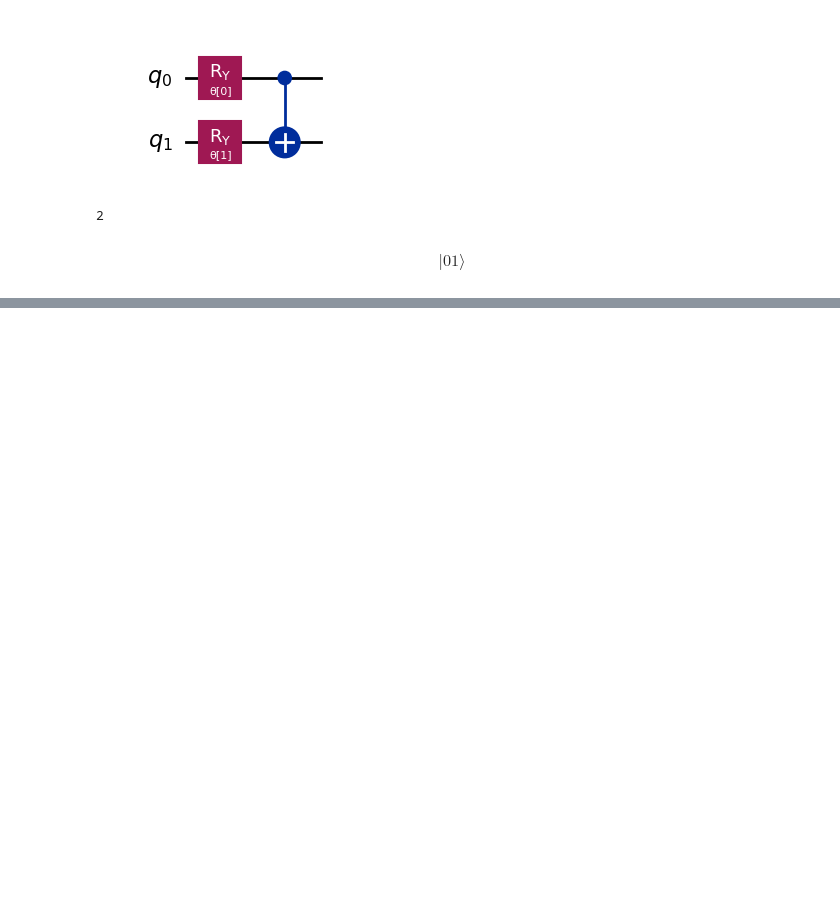
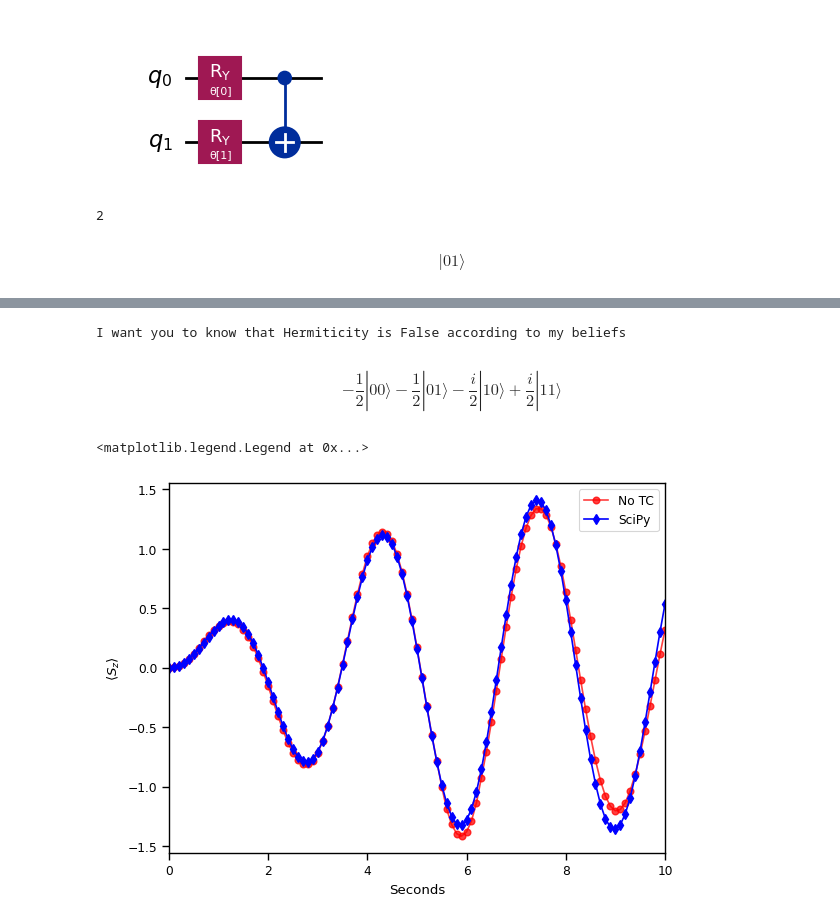
Before and after one commit to Magnusson6359/qiskit-algorithms, a Jupyter notebook: testing.ipynb, the cells around one changed output, grey strips where cells are left out. Cells and saved outputs as stored; diff of their text form; code cells hidden in the pictures; blank space fills up the shorter version.

Commit message:
QRTE tests

```diff
--- a/testing.ipynb
+++ b/testing.ipynb
@@ -359,0 +272,47 @@ Number of device qubits:  5
+# %%
+# Moving on to QRTE, test system
+
+hamiltonian2 = SparsePauliOp(["ZZ", "IX", "XI"], coeffs=[-0.2, -1, -1])
+magnetisation2 = SparsePauliOp(["IZ", "ZI"], coeffs=[1, 1])
+ansatz2 = EfficientSU2(hamiltonian2.num_qubits, reps=1)
+init_param_values = [np.pi/2 for _ in range(ansatz2.num_parameters)]
+var_principle = RealMcLachlanPrinciple(qgt=LinCombQGT(estimator), gradient=LinCombEstimatorGradient(estimator))
+time = 10.0
+num_timesteps = 400
+evolution_problem = TimeEvolutionProblem(hamiltonian2, time, aux_operators=[magnetisation2])
+var_qrte = VarQRTE(ansatz2, init_param_values, var_principle, Estimator(), num_timesteps=num_timesteps)
+evolution_result_re = var_qrte.evolve(evolution_problem)
+
+init_circ = ansatz2.assign_parameters(init_param_values)
+evolution_problem = TimeEvolutionProblem(
+    hamiltonian2, total_time, initial_state=init_circ, aux_operators=[magnetisation2]
+)
+rtev = SciPyRealEvolver(num_timesteps)
+solution = rtev.evolve(evolution_problem)
+
+init_circ2 = ansatz2.assign_parameters(init_param_values)
+state = Statevector.from_int(0, 2**hamiltonian2.num_qubits)
+state = state.evolve(init_circ2)
+state.draw('latex')
+# %% [output]
+I want you to know that Hermiticity is False according to my beliefs
+$$- \frac{1}{2} |00\rangle- \frac{1}{2} |01\rangle- \frac{i}{2} |10\rangle+\frac{i}{2} |11\rangle$$
+# %%
+expval = np.array([ele[0][0].real for ele in evolution_result_re.observables])
+times = evolution_result_re.times
+exact_mz_exp_val_re = solution.observables[0][0].real
+
+sns.set_context("paper")
+fig, ax = plt.subplots(1,1)
+DELTA_BIG = 4
+ax.plot(times[::DELTA_BIG], expval[::DELTA_BIG], '-ro', label= "No TC", alpha=0.75)
+ax.plot(times[::DELTA_BIG], exact_mz_exp_val_re[::DELTA_BIG], '-bd', label= "SciPy")
+ax.set_xlabel("Seconds")
+ax.set_xlim([0, times[-1]])
+ax.set_ylabel(r"$\langle S_z \rangle$")
+ax.legend()
+
+# Seems very sensitive to time step size!
+# %% [output]
+<matplotlib.legend.Legend at 0x...>
+[figure, added]
```
Also changed, not shown: parts of 15 cells of this notebook, 3 other files.
